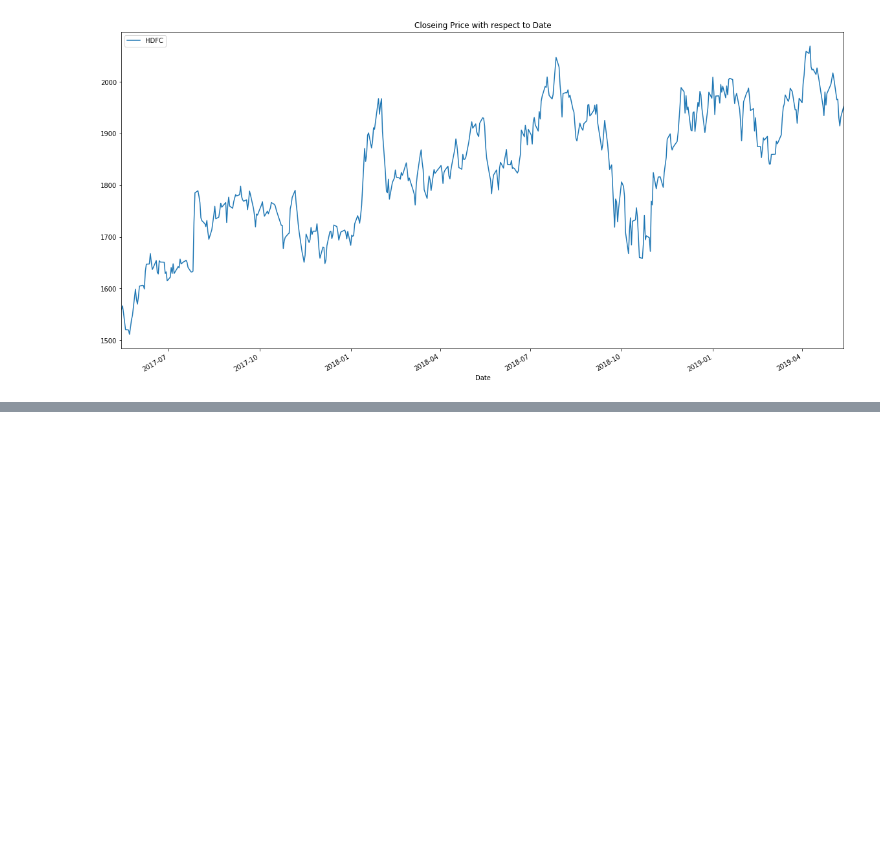
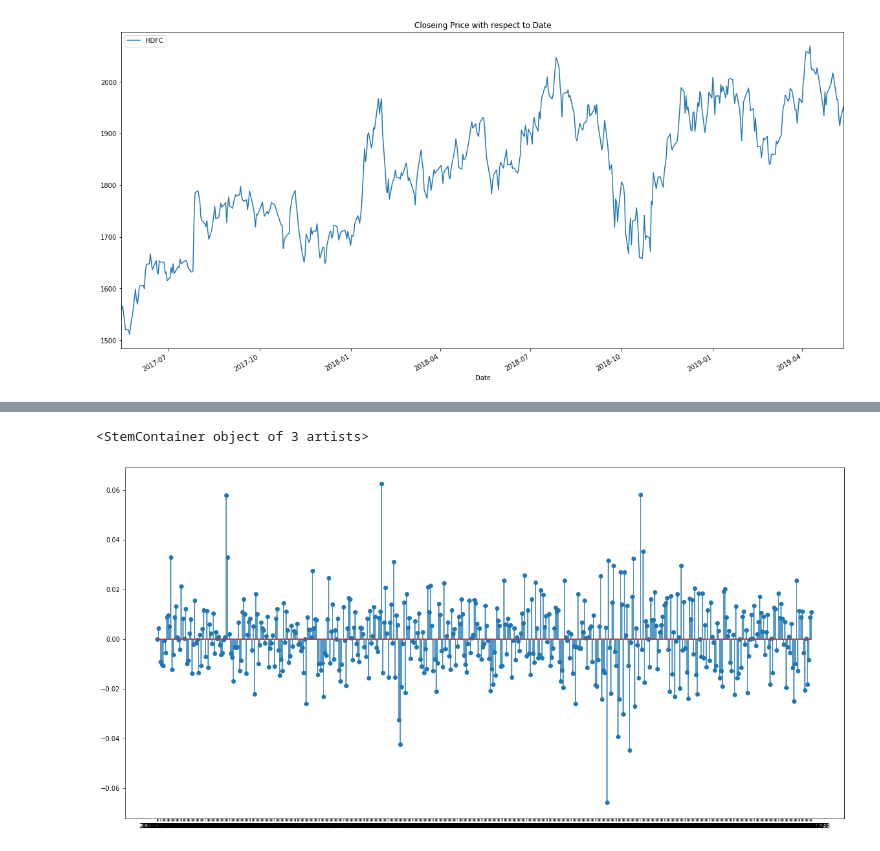
Before and after one commit to Rpythonista/Machine-Learning-Project-For-HDFC, a Jupyter notebook: ML_Internship_Module_2.ipynb, the cells around one changed output, grey strips where cells are left out. Saved outputs shown, nothing was run; the diff lists cells and outputs as text; code cells hidden in the pictures; blank space fills up the shorter version.

```diff
--- a/ML_Internship_Module_2.ipynb
+++ b/ML_Internship_Module_2.ipynb
@@ -174,0 +171,8 @@ HDFC Bank is expected to report a double-digit profit, net interest income and
+# %%
+import matplotlib.pyplot as plt
+data = pd.read_csv("week2.csv")
+plt.figure(figsize=(20,10))
+plt.stem(data.Date,data['Day_Perc_Change'])
+# %% [output]
+<StemContainer object of 3 artists>
+[figure, added]
```
Also changed, not shown: parts of 48 cells of this notebook, 2 other files.
